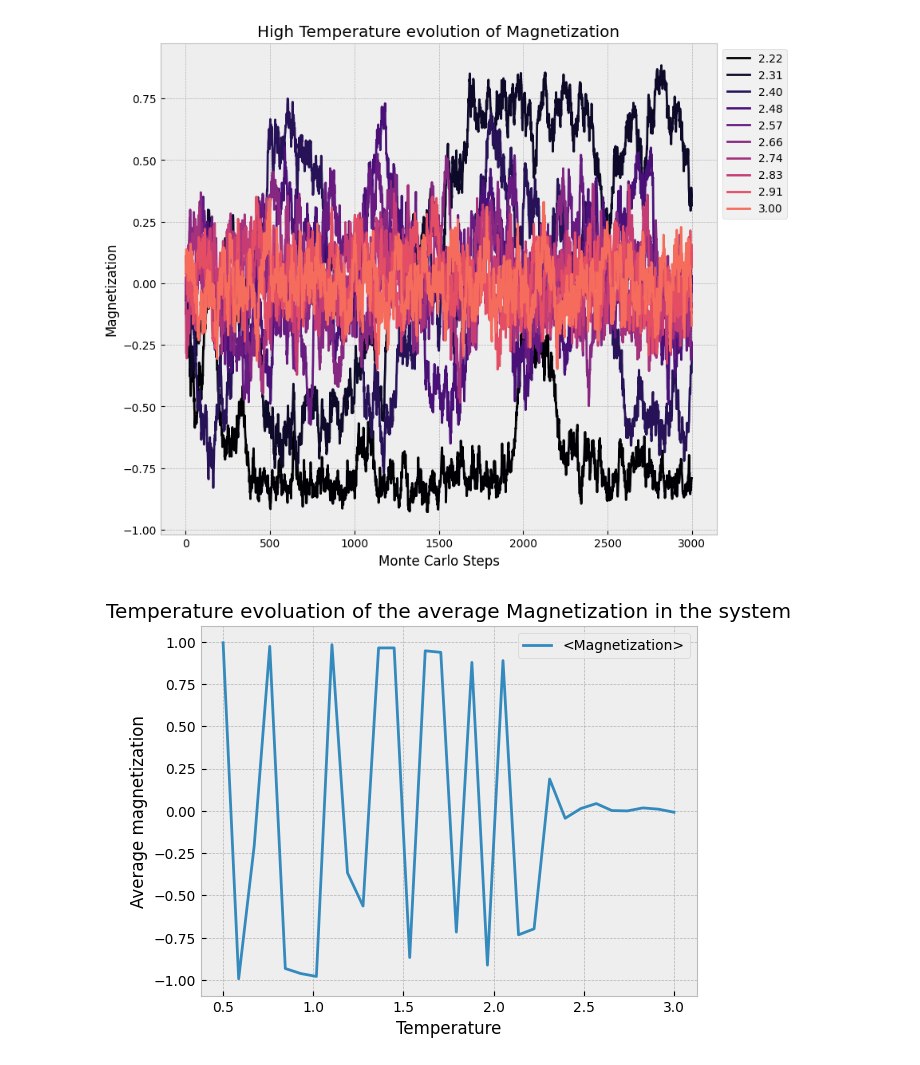
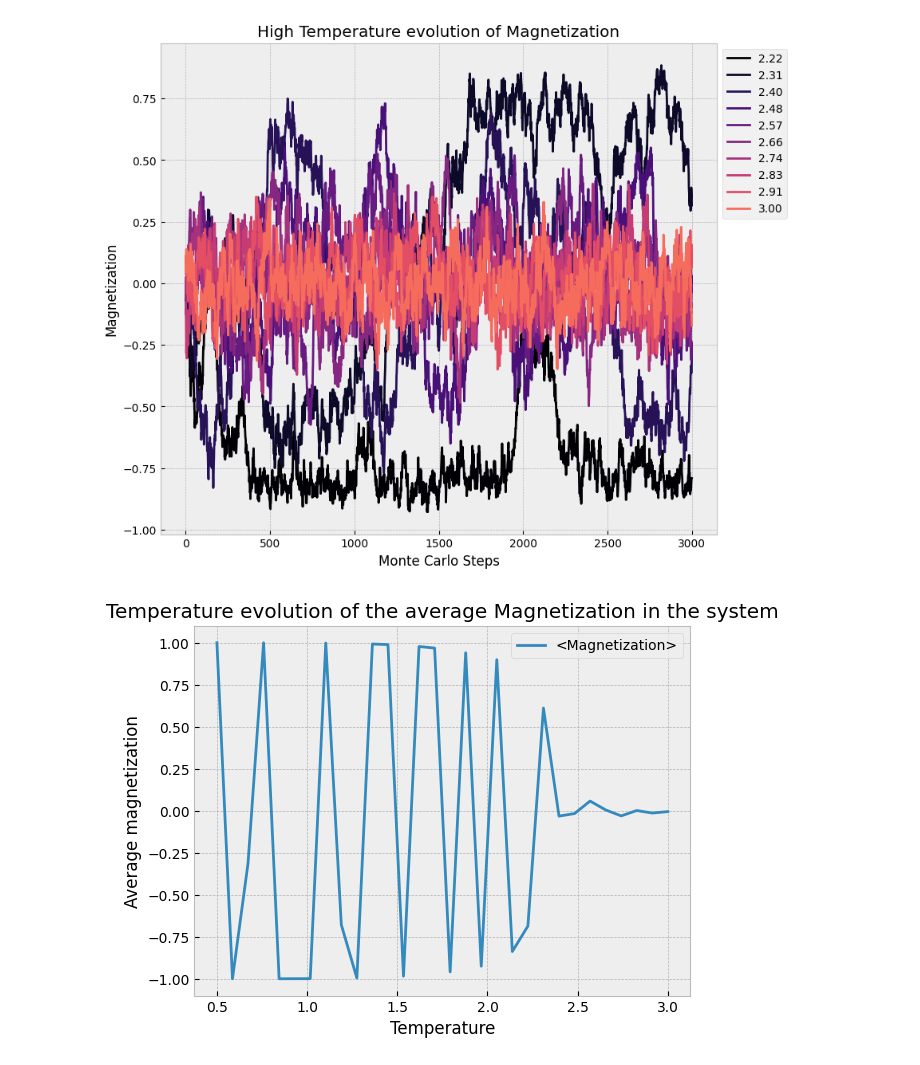
Before and after one commit to grk38/Theoretical-Statistical-Mechanics-11, a Jupyter notebook: Exercise_Sheet_11.ipynb, the cells around one changed output. Cells and saved outputs as stored; diff of their text form; code cells hidden in the pictures.

```diff
--- a/Exercise_Sheet_11.ipynb
+++ b/Exercise_Sheet_11.ipynb
@@ -207,15 +207,15 @@ plt.show()
 # %% [output]
 [figure]
 # %%
-averages = [np.average(m) for m in magnetizationTotalArray]
+averages = [np.average(m[1500:]) for m in magnetizationTotalArray] # We take measurements after 1500 ie MonteCarloTotalSteps/2 so that our system has time to settle down
 plt.plot(Tarray,averages,label='<Magnetization>')
 plt.xlabel('Temperature')
 plt.ylabel('Average magnetization')
-plt.title('Temperature evoluation of the average Magnetization in the system')
+plt.title('Temperature evolution of the average Magnetization in the system')
 plt.legend()
 plt.show()
 # %% [output]
-[figure, old version]
+[figure, new version]
 # %%
 # For the high-temperature regime, the spin orientation is dominated by random fluctuations
 # that result in the system having no preference in the number of up or down spins.
```
Also changed, not shown: parts of 2 cells of this notebook, 1 other file.
